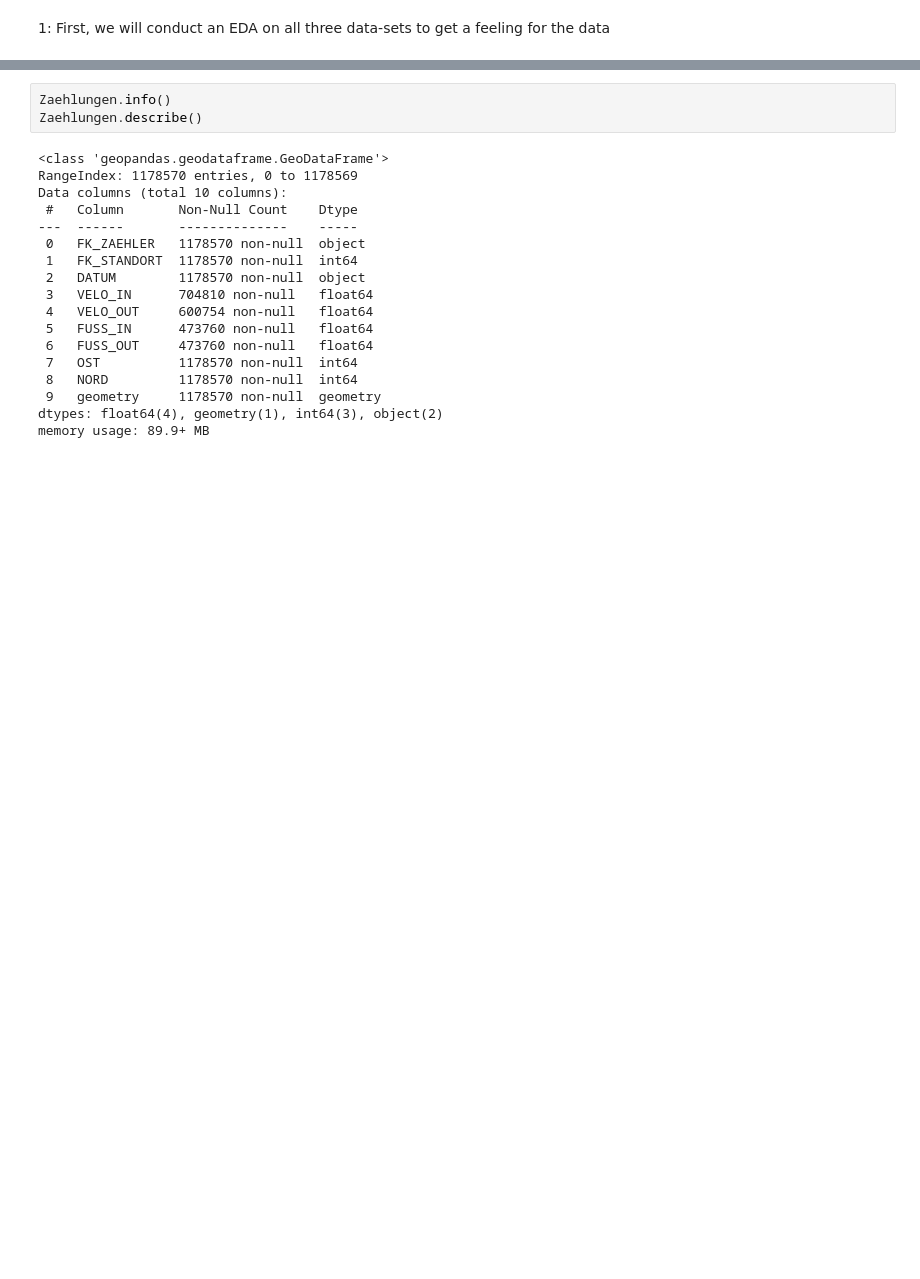
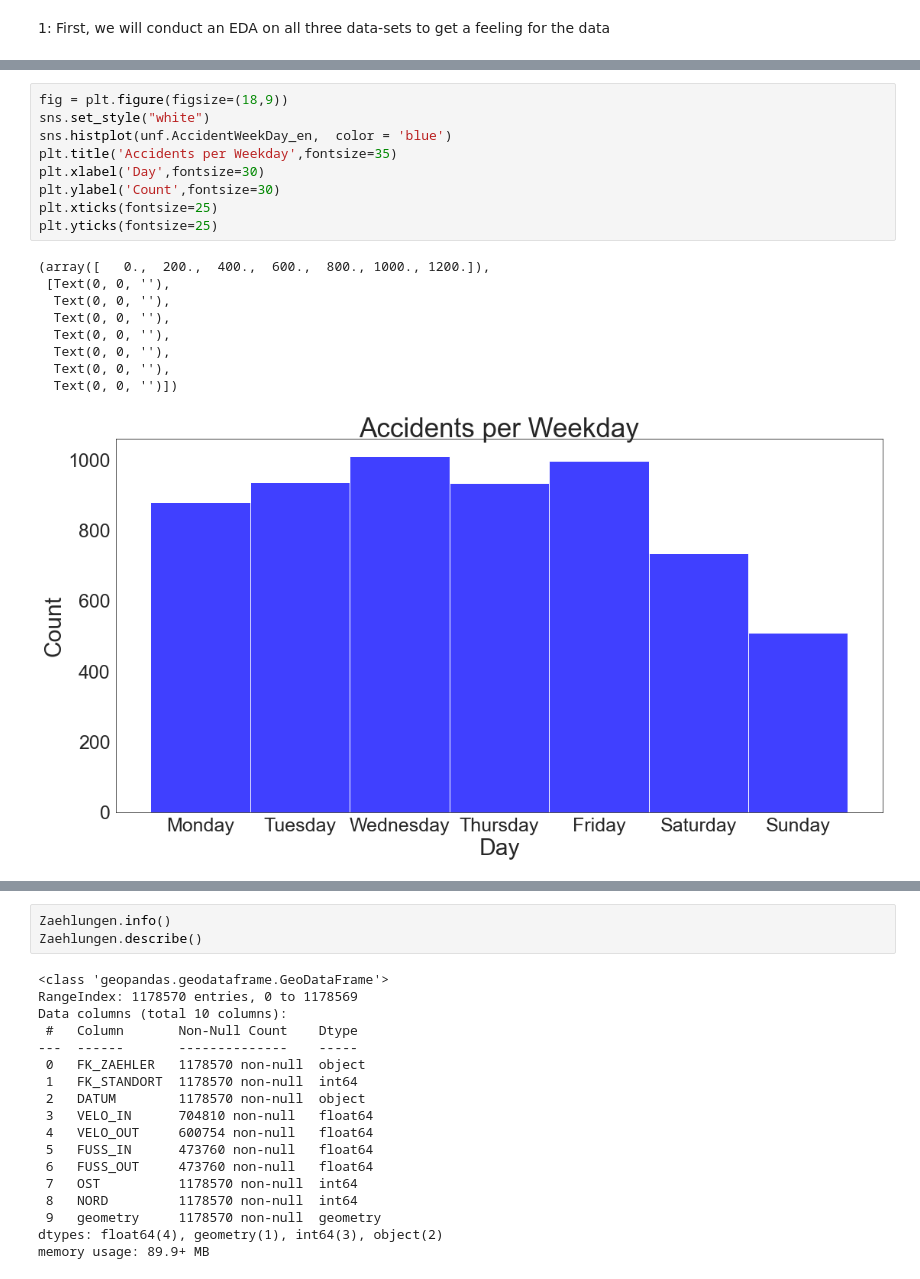
Before and after one commit to thereallinusrg/Velo-Zueri-Unfaelle, a Jupyter notebook: simon-notebook.ipynb, the cells around one changed output, grey strips where cells are left out. Saved outputs shown, nothing was run; the diff lists cells and outputs as text; blank space fills up the shorter version.

```diff
--- a/simon-notebook.ipynb
+++ b/simon-notebook.ipynb
@@ -36,0 +79,19 @@ Zaehlungen = gpd.GeoDataFrame(
+# %%
+fig = plt.figure(figsize=(18,9))
+sns.set_style("white")
+sns.histplot(unf.AccidentWeekDay_en,  color = 'blue')
+plt.title('Accidents per Weekday',fontsize=35)
+plt.xlabel('Day',fontsize=30)
+plt.ylabel('Count',fontsize=30)
+plt.xticks(fontsize=25)
+plt.yticks(fontsize=25)
+# %% [output]
+(array([   0.,  200.,  400.,  600.,  800., 1000., 1200.]),
+ [Text(0, 0, ''),
+  Text(0, 0, ''),
+  Text(0, 0, ''),
+  Text(0, 0, ''),
+  Text(0, 0, ''),
+  Text(0, 0, ''),
+  Text(0, 0, '')])
+[figure, added]
```
Also changed, not shown: parts of 18 cells of this notebook.
